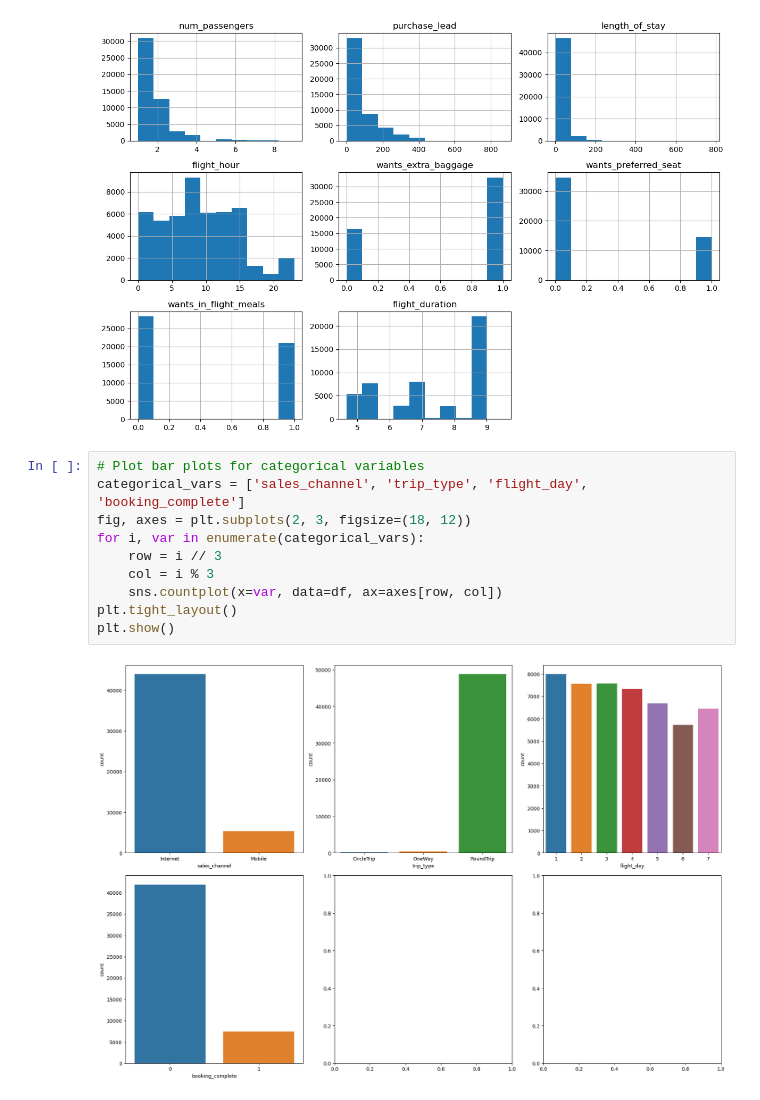
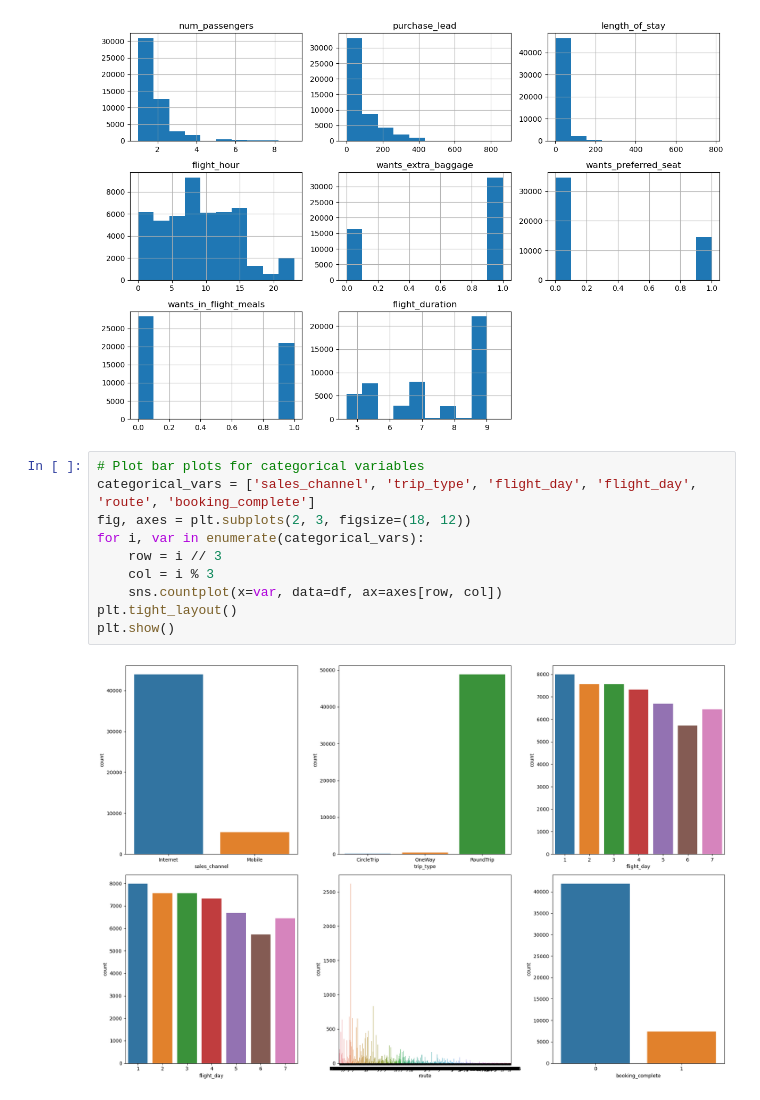
Before and after one commit to Gabriel-Dee/British-Airways-VJS, a Jupyter notebook: customer_buying_behaviour_predictions.ipynb, the cells around one changed output. Drawn from its saved outputs; the diff is of its cells as text.

```diff
--- a/customer_buying_behaviour_predictions.ipynb
+++ b/customer_buying_behaviour_predictions.ipynb
@@ -130,13 +135,13 @@ plt.show()
 [figure]
 # %%
 # Plot bar plots for categorical variables
-categorical_vars = ['sales_channel', 'trip_type', 'flight_day', 'booking_complete']
+categorical_vars = ['sales_channel', 'trip_type', 'flight_day', 'flight_day', 'route', 'booking_complete']
 fig, axes = plt.subplots(2, 3, figsize=(18, 12))
 for i, var in enumerate(categorical_vars):
     row = i // 3
     col = i % 3
     sns.countplot(x=var, data=df, ax=axes[row, col])
 plt.tight_layout()
 plt.show()
 # %% [output]
-[figure, old version]
+[figure, new version]
```
Also changed, not shown: parts of 19 cells of this notebook.
